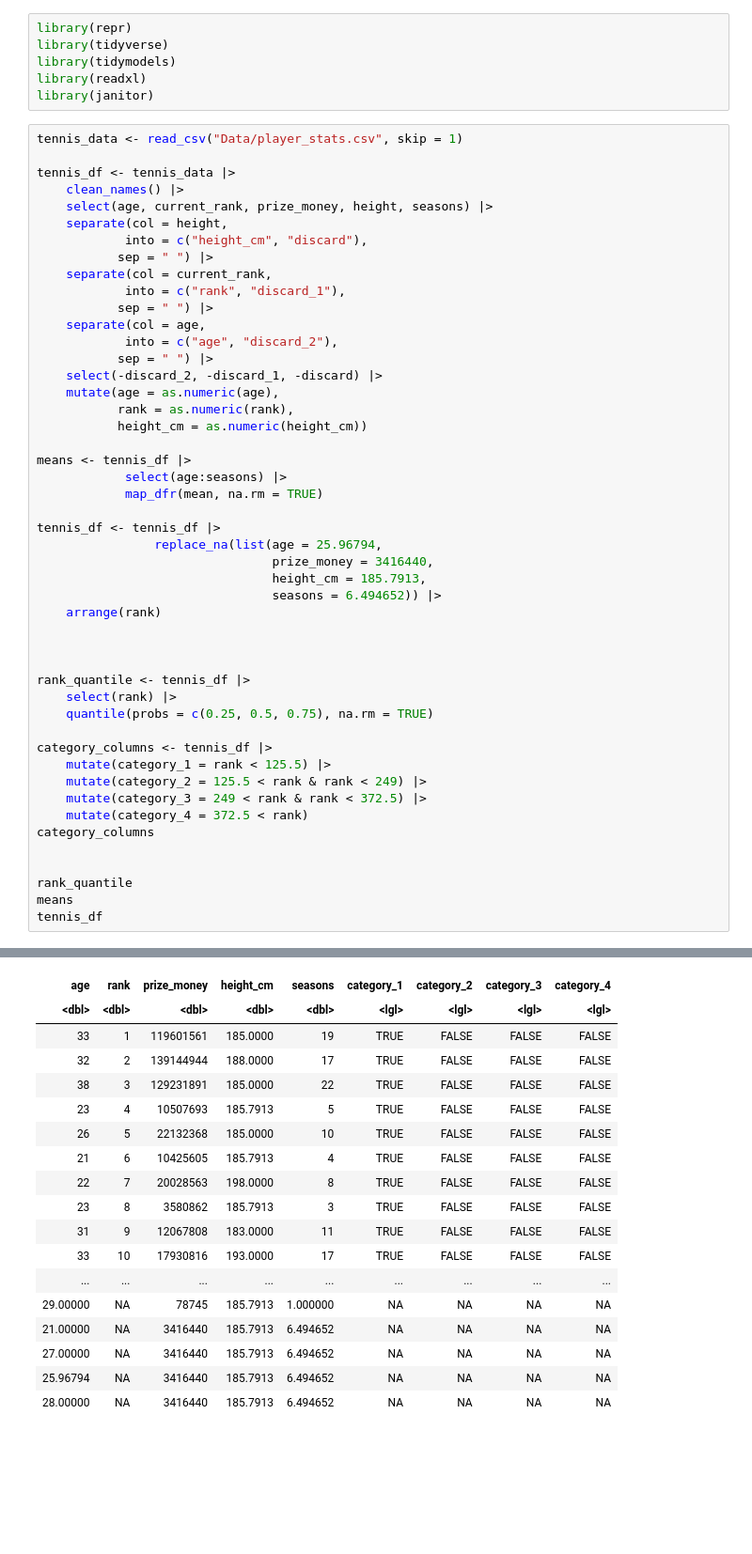
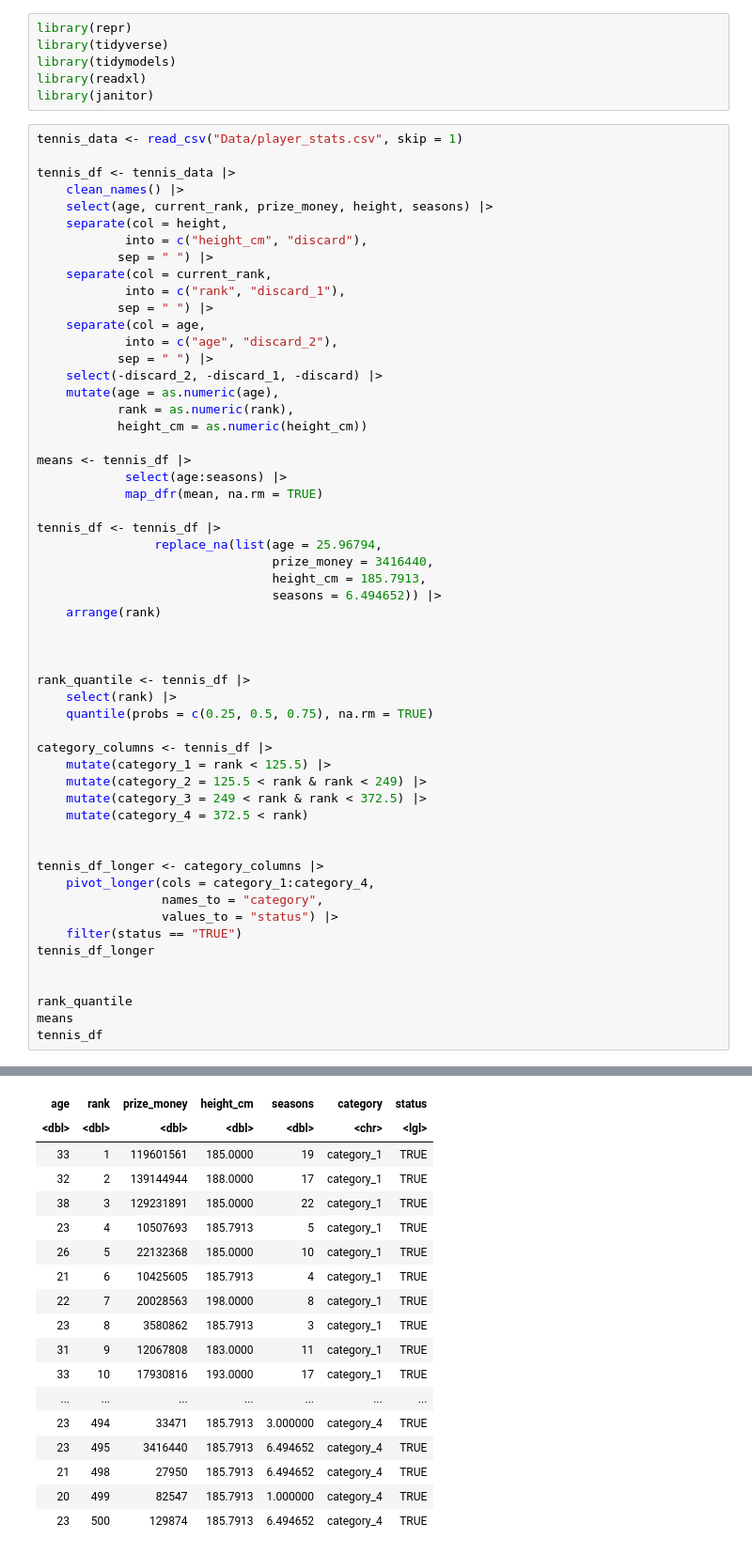
Before and after one commit to sahartoussi/DSCI100-Group-8-Project, a Jupyter notebook: group project.ipynb, the cells around one changed output, grey strips where cells are left out. Shown at 94% size. Drawn from its saved outputs; the diff is of its cells as text; blank space fills up the shorter version.

```diff
--- a/group project.ipynb
+++ b/group project.ipynb
@@ -46,7 +46,14 @@ category_columns <- tennis_df |>
     mutate(category_2 = 125.5 < rank & rank < 249) |>
     mutate(category_3 = 249 < rank & rank < 372.5) |>
     mutate(category_4 = 372.5 < rank)
-category_columns
+
+
+tennis_df_longer <- category_columns |>
+    pivot_longer(cols = category_1:category_4,
+                 names_to = "category",
+                 values_to = "status") |>
+    filter(status == "TRUE")
+tennis_df_longer
 
 
 rank_quantile
@@ -67,21 +74,21 @@ A tibble: 500 × 9
-| age | rank | prize_money | height_cm | seasons | category_1 | category_2 | category_3 | category_4 |
-| <dbl> | <dbl> | <dbl> | <dbl> | <dbl> | <lgl> | <lgl> | <lgl> | <lgl> |
-| 33 | 1 | 119601561 | 185.0000 | 19 | TRUE | FALSE | FALSE | FALSE |
-| 32 | 2 | 139144944 | 188.0000 | 17 | TRUE | FALSE | FALSE | FALSE |
-| 38 | 3 | 129231891 | 185.0000 | 22 | TRUE | FALSE | FALSE | FALSE |
-| 23 | 4 | 10507693 | 185.7913 | 5 | TRUE | FALSE | FALSE | FALSE |
-| 26 | 5 | 22132368 | 185.0000 | 10 | TRUE | FALSE | FALSE | FALSE |
-| 21 | 6 | 10425605 | 185.7913 | 4 | TRUE | FALSE | FALSE | FALSE |
-| 22 | 7 | 20028563 | 198.0000 | 8 | TRUE | FALSE | FALSE | FALSE |
-| 23 | 8 | 3580862 | 185.7913 | 3 | TRUE | FALSE | FALSE | FALSE |
-| 31 | 9 | 12067808 | 183.0000 | 11 | TRUE | FALSE | FALSE | FALSE |
-| 33 | 10 | 17930816 | 193.0000 | 17 | TRUE | FALSE | FALSE | FALSE |
-| ... | ... | ... | ... | ... | ... | ... | ... | ... |
-| 29.00000 | NA | 78745 | 185.7913 | 1.000000 | NA | NA | NA | NA |
-| 21.00000 | NA | 3416440 | 185.7913 | 6.494652 | NA | NA | NA | NA |
-| 27.00000 | NA | 3416440 | 185.7913 | 6.494652 | NA | NA | NA | NA |
-| 25.96794 | NA | 3416440 | 185.7913 | 6.494652 | NA | NA | NA | NA |
-| 28.00000 | NA | 3416440 | 185.7913 | 6.494652 | NA | NA | NA | NA |
+| age | rank | prize_money | height_cm | seasons | category | status |
+| <dbl> | <dbl> | <dbl> | <dbl> | <dbl> | <chr> | <lgl> |
+| 33 | 1 | 119601561 | 185.0000 | 19 | category_1 | TRUE |
+| 32 | 2 | 139144944 | 188.0000 | 17 | category_1 | TRUE |
+| 38 | 3 | 129231891 | 185.0000 | 22 | category_1 | TRUE |
+| 23 | 4 | 10507693 | 185.7913 | 5 | category_1 | TRUE |
+| 26 | 5 | 22132368 | 185.0000 | 10 | category_1 | TRUE |
+| 21 | 6 | 10425605 | 185.7913 | 4 | category_1 | TRUE |
+| 22 | 7 | 20028563 | 198.0000 | 8 | category_1 | TRUE |
+| 23 | 8 | 3580862 | 185.7913 | 3 | category_1 | TRUE |
+| 31 | 9 | 12067808 | 183.0000 | 11 | category_1 | TRUE |
+| 33 | 10 | 17930816 | 193.0000 | 17 | category_1 | TRUE |
+| ... | ... | ... | ... | ... | ... | ... |
+| 23 | 494 | 33471 | 185.7913 | 3.000000 | category_4 | TRUE |
+| 23 | 495 | 3416440 | 185.7913 | 6.494652 | category_4 | TRUE |
+| 21 | 498 | 27950 | 185.7913 | 6.494652 | category_4 | TRUE |
+| 20 | 499 | 82547 | 185.7913 | 1.000000 | category_4 | TRUE |
+| 23 | 500 | 129874 | 185.7913 | 6.494652 | category_4 | TRUE |
   25%   50%   75%
 125.5 249.0 372.5
 A tibble: 1 × 5
```
Also changed, not shown: parts of 1 cell of this notebook.
